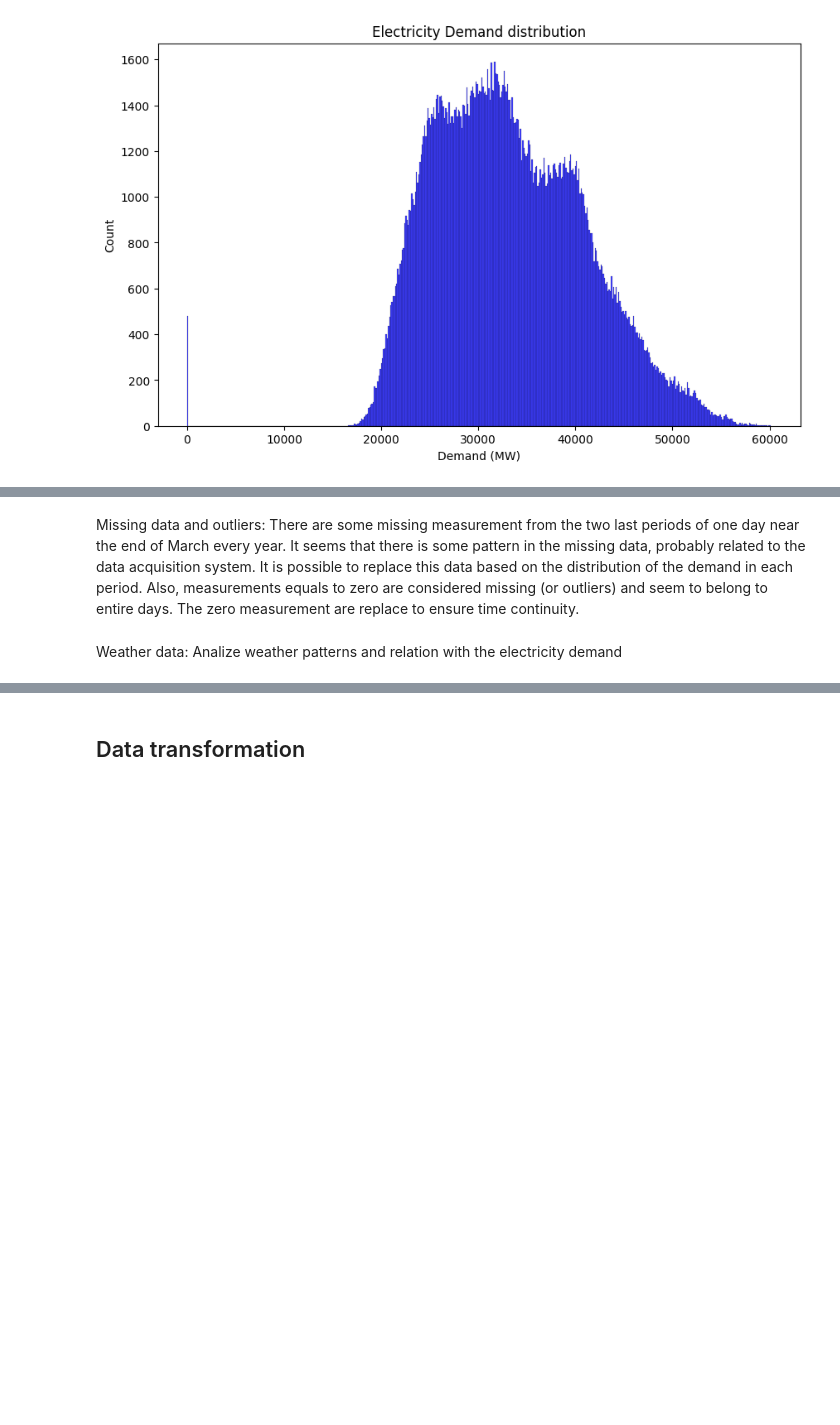
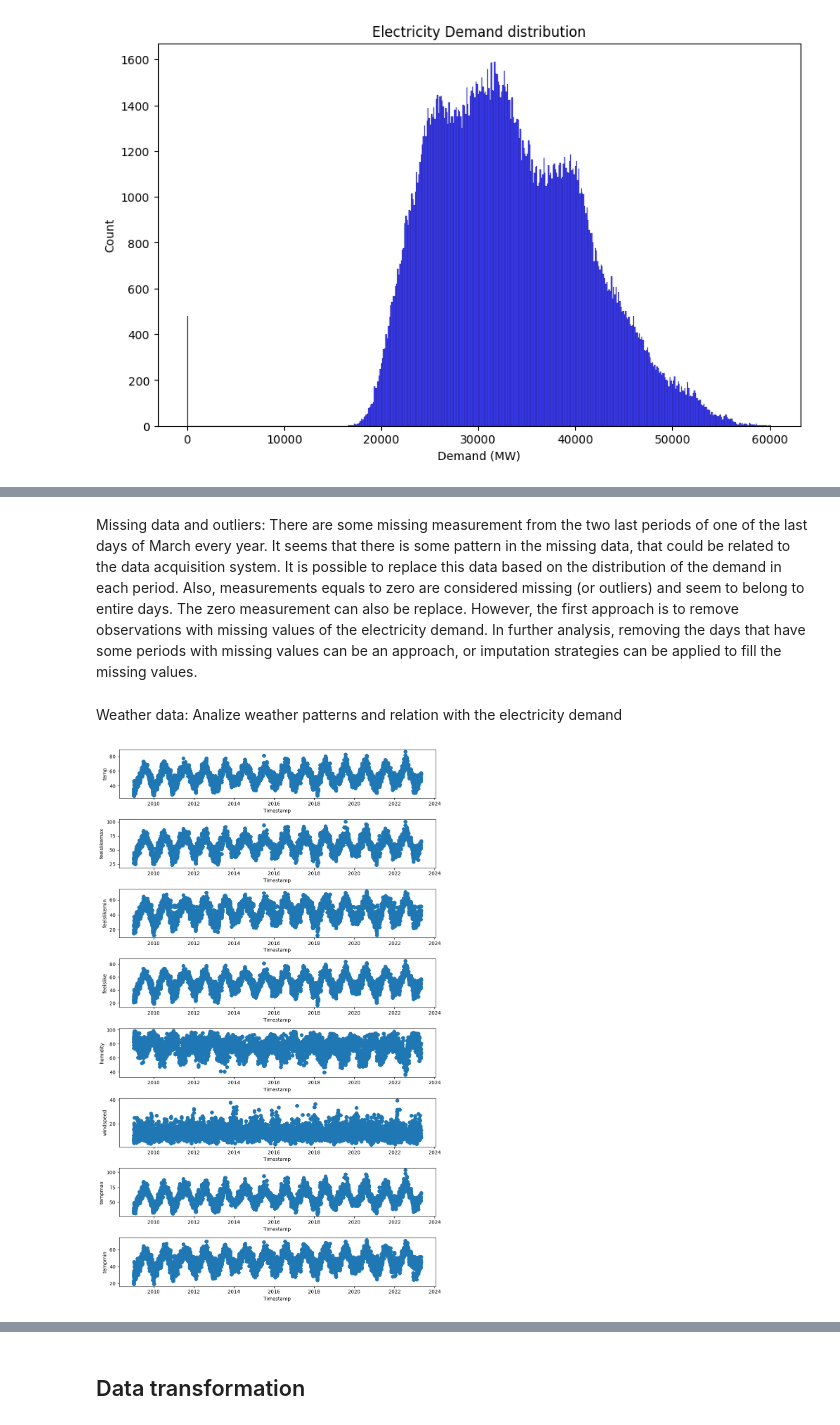
Before and after one commit to avillalon-dev/Forecasting.ElectricityDemand.UK, a Jupyter notebook: forecast_electricity_demand.ipynb, the cells around one changed output, grey strips where cells are left out. Cells and saved outputs as stored; diff of their text form; code cells hidden in the pictures; blank space fills up the shorter version.

Commit message:
Handle missing data and weather patterns
Add code to remove missing values.
Analyze weather influence on the electricity demand.

```diff
--- a/forecast_electricity_demand.ipynb
+++ b/forecast_electricity_demand.ipynb
@@ -333,6 +308,13 @@ Name: datetime, Length: 479, dtype: datetime64[ns]
 # %% [markdown]
-Missing data and outliers: There are some missing measurement from the two last periods of one day near the end of March every year. It seems that there is some pattern in the missing data, probably related to the data acquisition system. It is possible to replace this data based on the distribution of the demand in each period. Also, measurements equals to zero are considered missing (or outliers) and seem to belong to entire days. The zero measurement are replace to ensure time continuity.
+Missing data and outliers: There are some missing measurement from the two last periods of one of the last days of March every year. It seems that there is some pattern in the missing data, that could be related to the data acquisition system. It is possible to replace this data based on the distribution of the demand in each period. Also, measurements equals to zero are considered missing (or outliers) and seem to belong to entire days. The zero measurement can also be replace.
+However, the first approach is to remove observations with missing values of the electricity demand. In further analysis, removing the days that have some periods with missing values can be an approach, or imputation strategies can be applied to fill the missing values.
 # %%
 # Handling missing data
+data_loader.handle_missing_data('remove_time')
+df_energy, df_weather, df_datetime = data_loader.load_data('no_missing')
 # %% [markdown]
 Weather data: Analize weather patterns and relation with the electricity demand
+# %%
+plot_variables(df_weather, df_weather.columns[1:], start_date=datetime(2009, 1, 1), end_date=datetime(2023, 4, 30))
+# %% [output]
+[figure, added]
```
Also changed, not shown: parts of 8 cells of this notebook, 3 other files.
